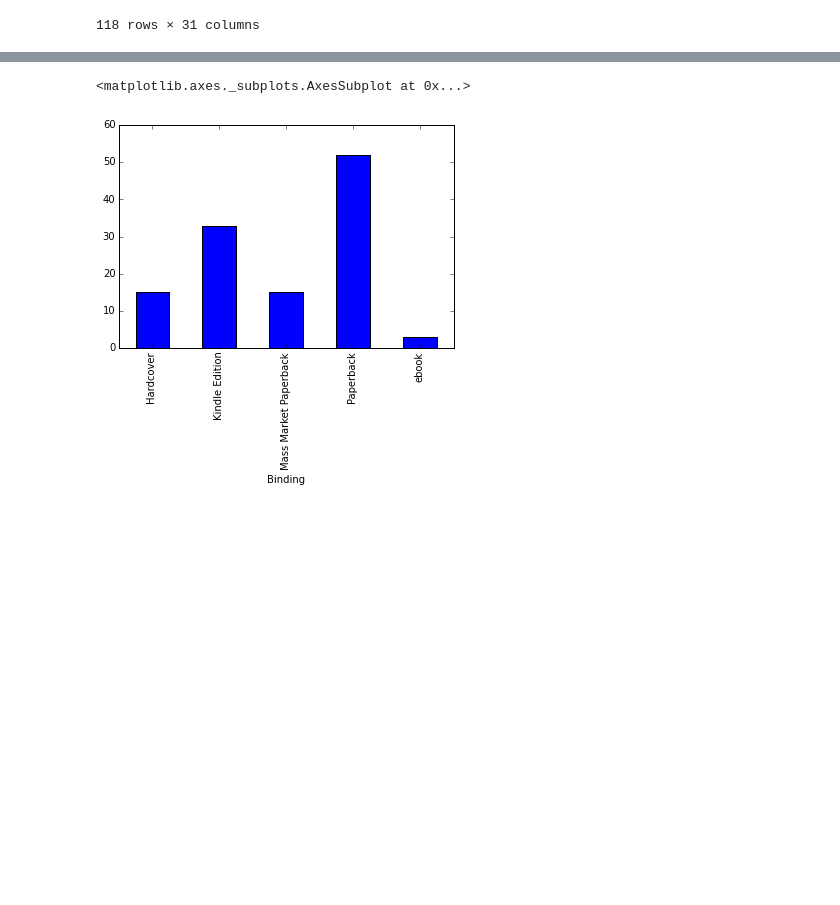
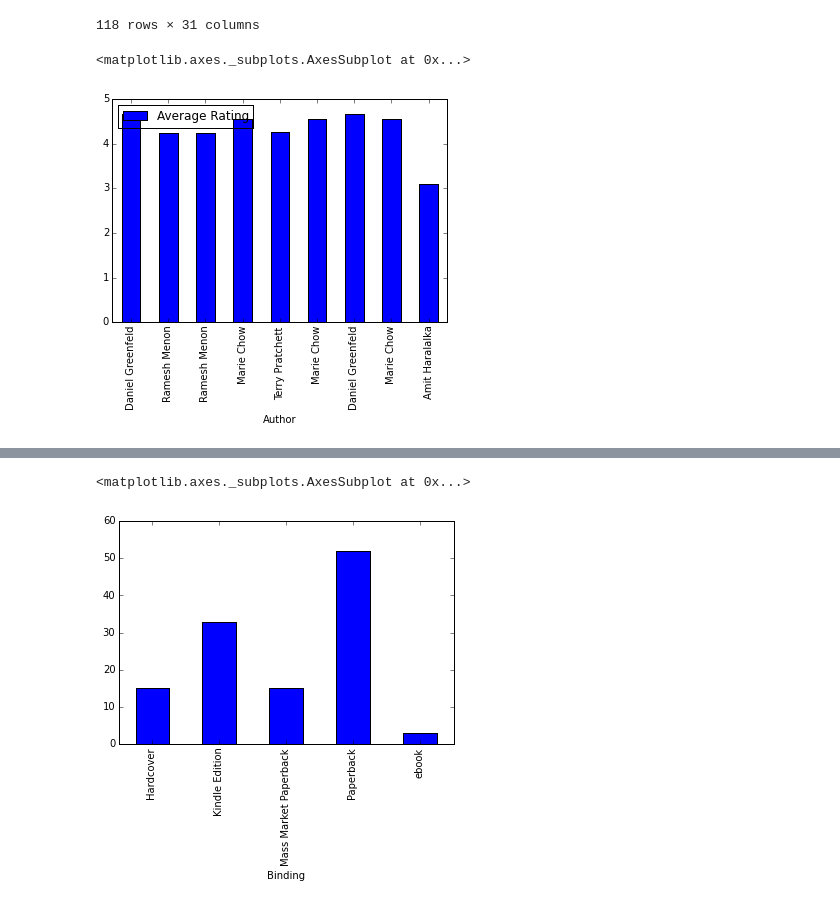
Before and after one commit to agiliq/pandas_visualization, a Jupyter notebook: Shabda's book data.ipynb, the cells around one changed output, grey strips where cells are left out. Drawn from its saved outputs; the diff is of its cells as text; code cells hidden in the pictures; blank space fills up the shorter version.

```diff
--- a/Shabda's book data.ipynb
+++ b/Shabda's book data.ipynb
@@ -36,2 +36,9 @@ author_pivot = df.groupby('Author').count()
 # %%
 auth_count_gt_two = author_pivot[author_pivot['Book Id']>2]['Title'].copy()
+# %%
+auth_list = map(lambda x: x, auth_count_gt_two.index)
+x=df.loc[auth_count_gt_two]
+pd.DataFrame({'Average Rating': x['Average Rating'], 'Author': x['Author']}).plot('Author',kind='bar')
+# %% [output]
+<matplotlib.axes._subplots.AxesSubplot at 0x...>
+[figure, added]
```
Also changed, not shown: parts of 7 cells of this notebook.
